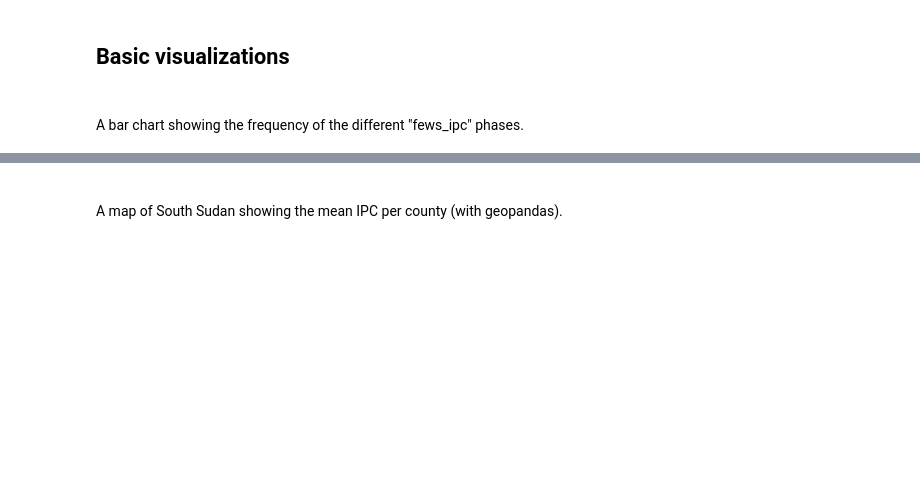
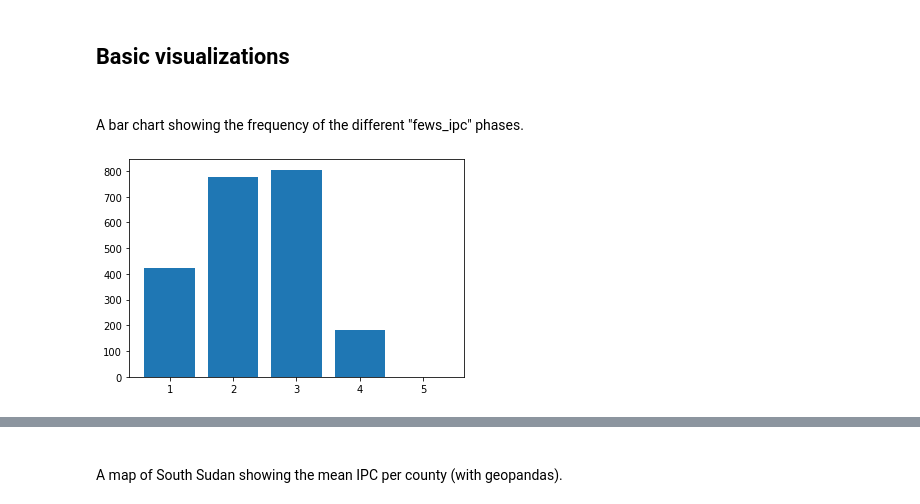
Before and after one commit to Milakaasplank/JBG060-DC3-23-24-public, a Jupyter notebook: predictions.ipynb, the cells around one changed output, grey strips where cells are left out. Saved outputs shown, nothing was run; the diff lists cells and outputs as text; code cells hidden in the pictures; blank space fills up the shorter version.

Commit message:
Playing with the data
There is a mistake in the graph given

```diff
--- a/predictions.ipynb
+++ b/predictions.ipynb
@@ -32,9 +47,22 @@ A bar chart showing the frequency of the different "fews_ipc" phases.
 # %%
 ef = df.copy()
 ef.dropna(axis=0, subset=["ipc"], inplace=True)
 grouped_violence = ef.groupby(["count_violence"]).value_counts()
 grouped_ipc = [grouped_violence.groupby(["ipc"]).value_counts()]
 grouped_ipc
+
+my_list = grouped_ipc
+my_array = np.array(my_list)
+my_array_better = np.concatenate(my_array)
+my_array_better
+
+xpoints = [1.0,2.0,3.0,4.0,5.0]
+ypoints = my_array_better
+# bar_labels = ["Phase 1","Phase 2","Phase 3","Phase 4","Phase 5"]
+plt.bar(xpoints, ypoints)
+plt.show()
+# %% [output]
+[figure, added]
 # %%
 ax = df["ipc"].value_counts().plot(kind="bar") # Initialize barplot of fews_ipc counts
 ax.set_xticklabels(["Phase {}".format(i) for i in range(1, 6)]) # Label the phases
```
Also changed, not shown: parts of 3 cells of this notebook.
